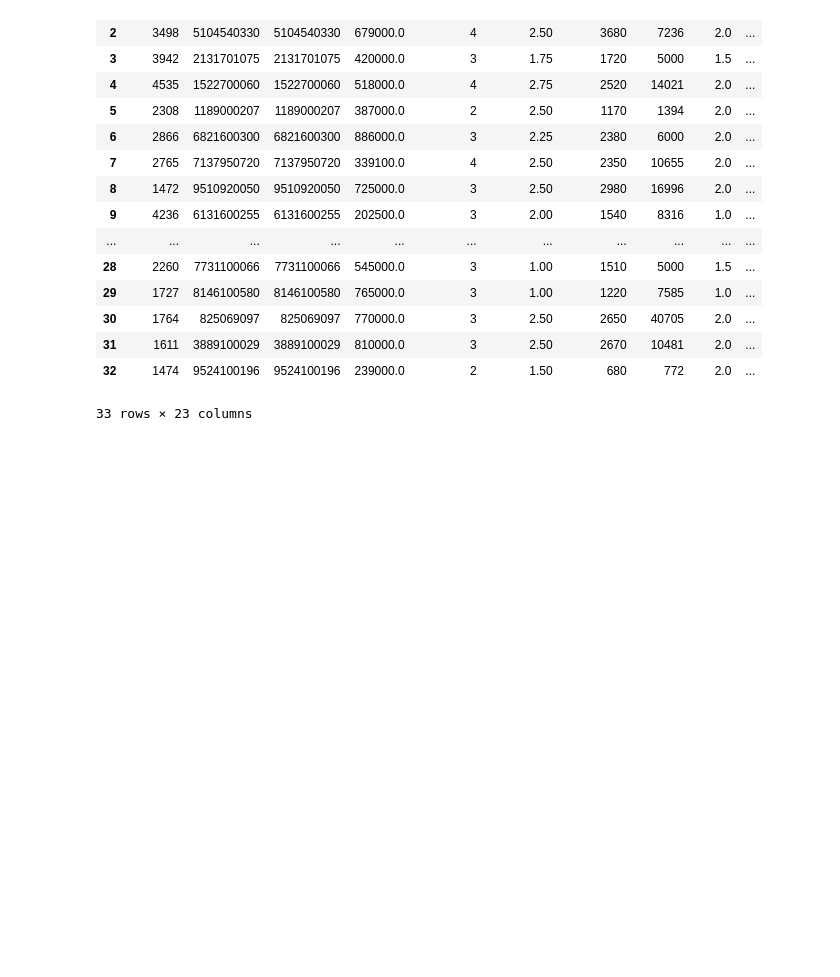
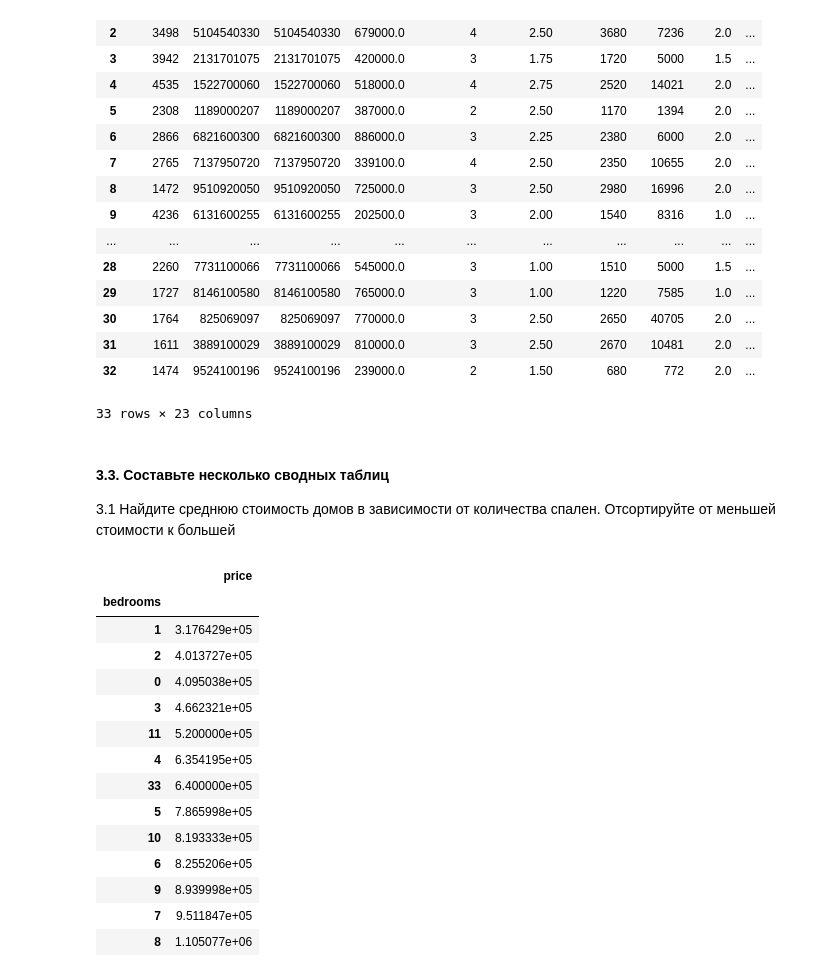
Before and after one commit to machinajg/Homework_3_pandas, a Jupyter notebook: Homework_3_pandas.ipynb, the cells around one changed output. Saved outputs shown, nothing was run; the diff lists cells and outputs as text; code cells hidden in the pictures; blank space fills up the shorter version.

```diff
--- a/Homework_3_pandas.ipynb
+++ b/Homework_3_pandas.ipynb
@@ -123,3 +123,24 @@ merged_table
 | 31 | 1611 | 3889100029 | 3889100029 | 810000.0 | 3 | 2.50 | 2670 | 10481 | 2.0 | ... |
 | 32 | 1474 | 9524100196 | 9524100196 | 239000.0 | 2 | 1.50 | 680 | 772 | 2.0 | ... |
 33 rows × 23 columns
+# %% [markdown]
+#### 3.3. Составьте несколько сводных таблиц
+3.1 Найдите среднюю стоимость домов в зависимости от количества спален. Отсортируйте от меньшей стоимости к большей
+# %%
+df.pivot_table(index = 'bedrooms', values = 'price', aggfunc = 'mean').sort_values('price')
+# %% [output]
+|  | price |
+| bedrooms |  |
+| 1 | 3.176429e+05 |
+| 2 | 4.013727e+05 |
+| 0 | 4.095038e+05 |
+| 3 | 4.662321e+05 |
+| 11 | 5.200000e+05 |
+| 4 | 6.354195e+05 |
+| 33 | 6.400000e+05 |
+| 5 | 7.865998e+05 |
+| 10 | 8.193333e+05 |
+| 6 | 8.255206e+05 |
+| 9 | 8.939998e+05 |
+| 7 | 9.511847e+05 |
+| 8 | 1.105077e+06 |
```
Also changed, not shown: parts of 8 cells of this notebook.
